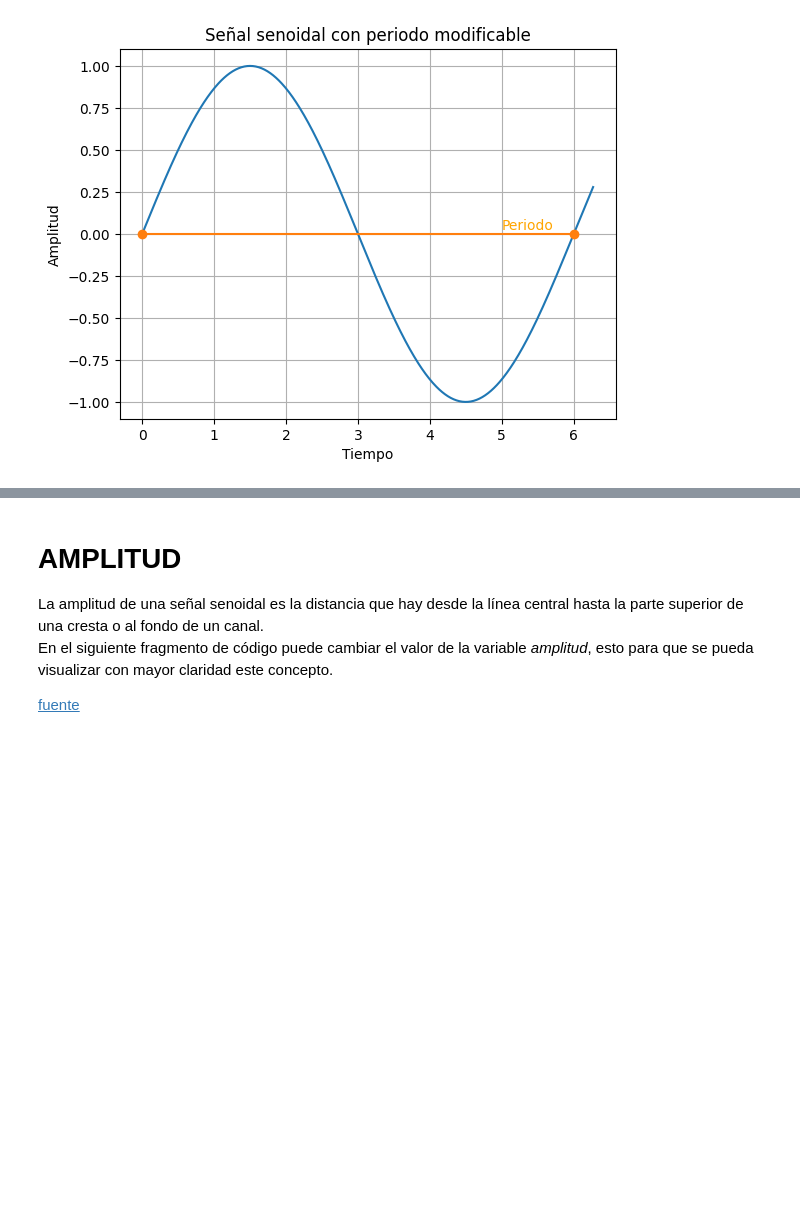
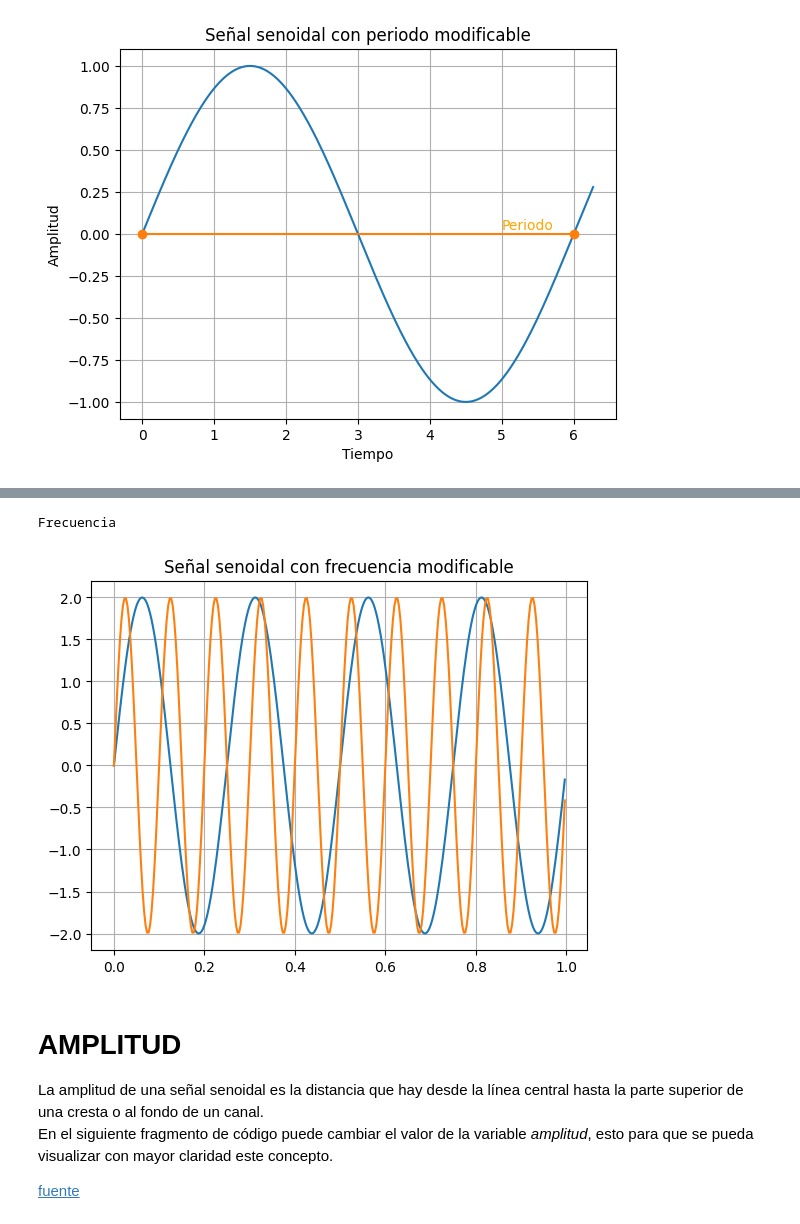
Before and after one commit to RoboG-11/Seniales-senoidales, a Jupyter notebook: Notebook.ipynb, the cells around one changed output, grey strips where cells are left out. Saved outputs shown, nothing was run; the diff lists cells and outputs as text; code cells hidden in the pictures; blank space fills up the shorter version.

Commit message:
Explicacion del concepto de Frecuencia

```diff
--- a/Notebook.ipynb
+++ b/Notebook.ipynb
@@ -89,3 +103,30 @@ plt.show()
+# %%
+import numpy as np
+import matplotlib.pyplot as plt
+print("Frecuencia")
+#señal1
+frecuencia1 = 4
+Periodo1= 1/frecuencia1
+A1= 2
+theta1 = 0
+#señal2
+frecuencia2 = 10 #Tiene que ser mayor que la frecuencia1
+Periodo2= 1/frecuencia2
+A2= 2
+theta2 = 0
+
+Fs = 30*frecuencia2
+Ts = 1/Fs
+Nc= 4
+plt.title("Señal senoidal con frecuencia modificable")
+t = np.arange(0, Nc*Periodo1, Ts)
+x = A1*np.sin(2*np.pi*frecuencia1*t+theta1)
+x2 = A2*np.sin(2*np.pi*frecuencia2*t+theta2)
+plt.plot(t,x,t,x2)
+plt.grid('on')
+# %% [output]
+Frecuencia
+[figure, added]
 # %% [markdown]
 # AMPLITUD
 
```
Also changed, not shown: parts of 1 cell of this notebook.
